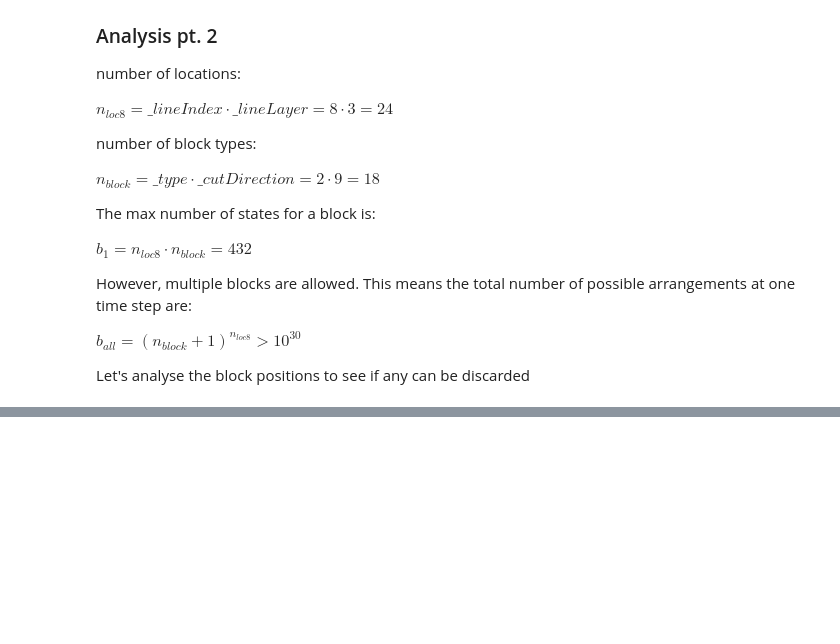
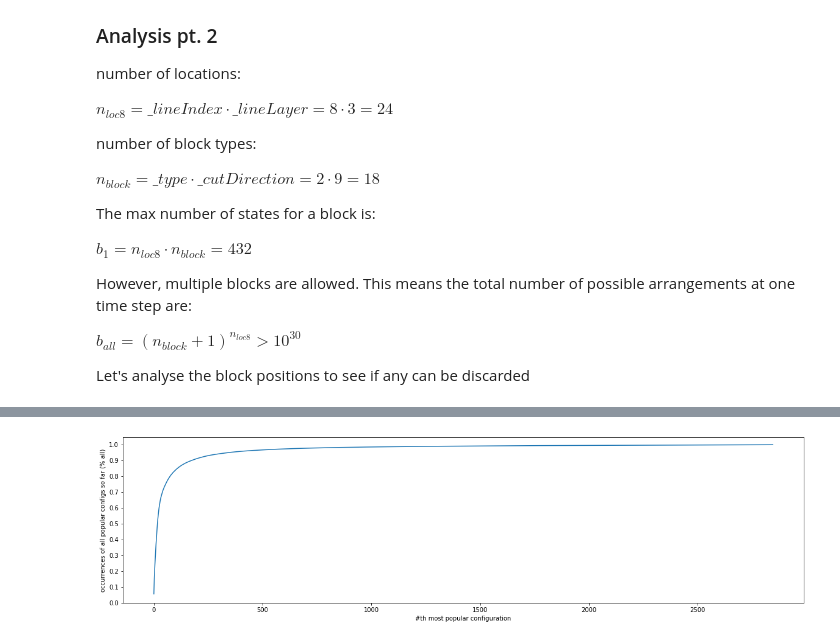
Before and after one commit to felixgravila/bsabermapmaker, a Jupyter notebook: notebooks/01-investigate-combinations.ipynb, the cells around one changed output, grey strips where cells are left out. Cells and saved outputs as stored; diff of their text form; code cells hidden in the pictures; blank space fills up the shorter version.

```diff
--- a/notebooks/01-investigate-combinations.ipynb
+++ b/notebooks/01-investigate-combinations.ipynb
@@ -188,0 +307,23 @@ A transformer is also an option, by pre-segmenting the data it could simply spit
+# %%
+# plot the percentage of all configs encompassed by all configurations so far
+
+def reduceSumSoFar(a,b):
+    if len(a) == 0:
+        return [b]
+    a.append(a[-1]+b)
+    return a
+
+sumsSoFar = reduce(reduceSumSoFar,items,[])
+
+num_yticks = 10
+
+fig = plt.figure(figsize=(20,5))
+ax = fig.add_subplot(111)
+ax.plot(sumsSoFar)
+ax.set_xlabel("#th most popular configuration")
+ax.set_ylabel("occurrences of all popular configs so far (% all)")
+ax.set_yticks([i*sumsSoFar[-1]/num_yticks for i in range(num_yticks + 1)])
+ax.set_yticklabels([x/num_yticks for x in range(num_yticks + 1)])
+plt.show()
+# %% [output]
+[figure, added]
```
Also changed, not shown: parts of 18 cells of this notebook.
